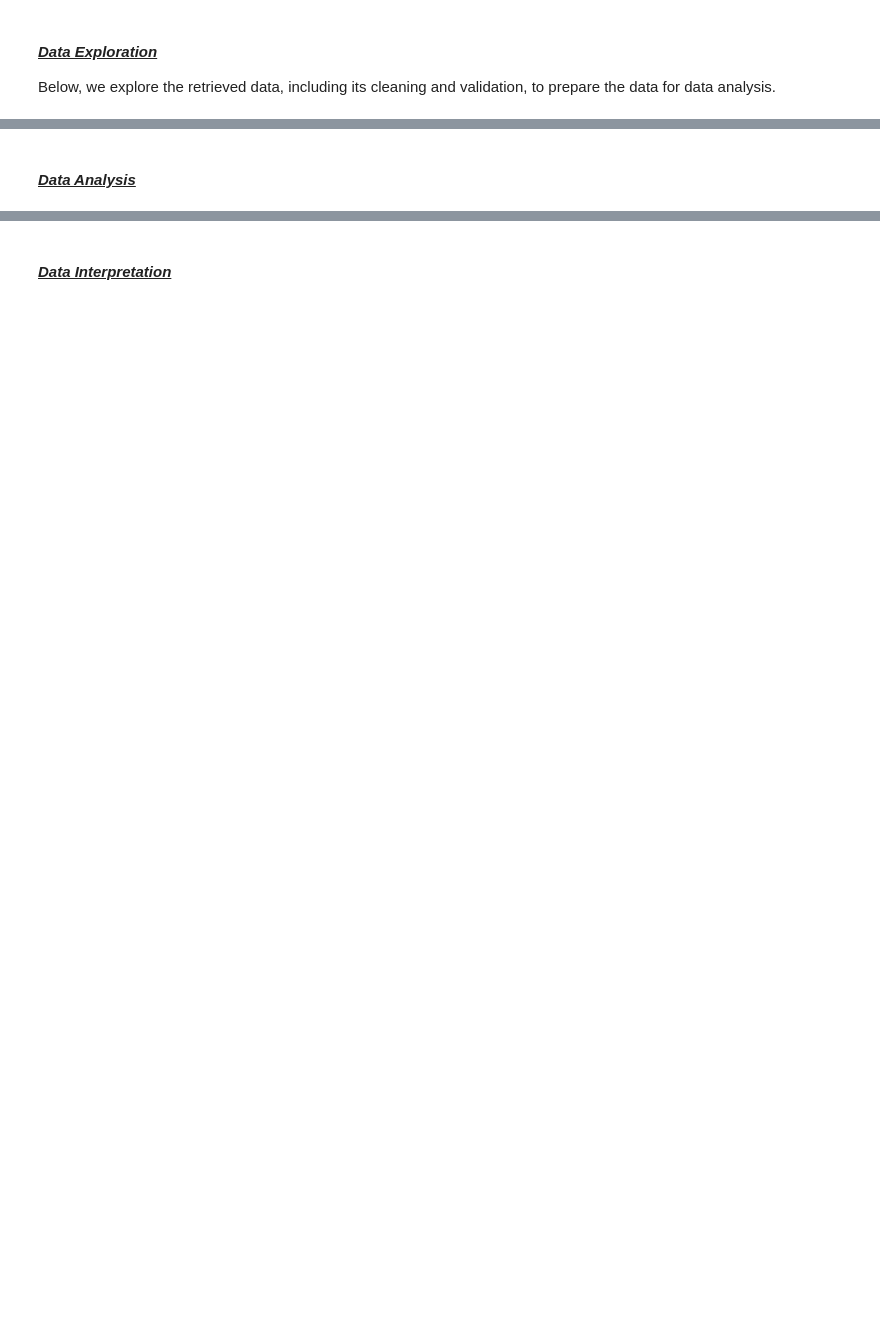
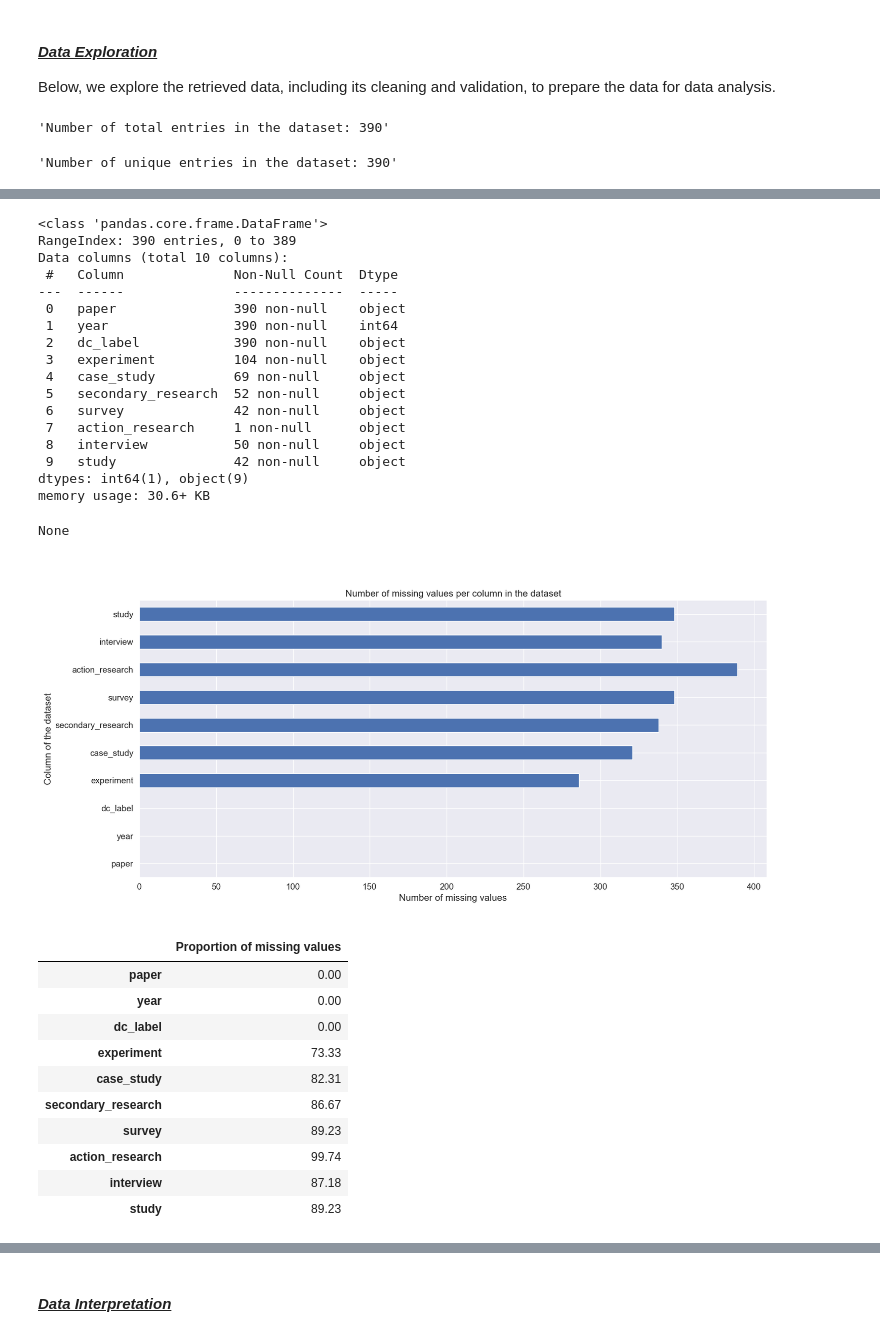
Before and after one commit to okarras/EmpiRE-Analysis, a Jupyter notebook: empire-analysis.ipynb, the cells around one changed output, grey strips where cells are left out. Saved outputs shown, nothing was run; the diff lists cells and outputs as text; code cells hidden in the pictures; blank space fills up the shorter version.

```diff
--- a/empire-analysis.ipynb
+++ b/empire-analysis.ipynb
@@ -389,7 +382,7 @@ We must retrieve all papers with their publication year that use our ORKG templa
 Below, we retrieve the required data from the developed body of knowledge of empirical research in RE from the [ORKG](https://www.orkg.org/orkg/) using its [SPARQL endpoint](https://orkg.org/sparql/).
 # %%
 ID = '2.1'
-DATE = '2023-01-23'
+DATE = '2023-01-24'
 
 query_2_1_data_collection = """
         SELECT ?paper, ?year, ?dc_label, ?experiment, ?case_study, ?secondary_research, ?survey, ?action_research, ?interview, ?study
@@ -414,3 +407,26 @@ query_2_1_data_collection = """
 
 retrieve_data(ID, query_2_1_data_collection)
 df_query_2_1 = pd.read_csv('query_'+ ID + '_data_' + DATE + '.csv', encoding='utf-8', encoding_errors='ignore')
+
+ID = '2.2'
+query_2_2_data_analysis = """
+        SELECT ?paper, ?year, ?da_label, ?descriptive, ?inferential, ?machine_learning, ?method
+        WHERE {
+                ?paper orkgp:P31 ?contribution;
+                        orkgp:P29 ?year.
+                ?contribution a orkgc:C27001.
+
+
+                OPTIONAL{?contribution orkgp:P15124 ?data_analysis.
+                        ?data_analysis rdfs:label ?da_label.
+
+                        OPTIONAL{?data_analysis orkgp:P56048/rdfs:label ?descriptive.}
+                        OPTIONAL{?data_analysis orkgp:P56043/rdfs:label ?inferential.}
+                        OPTIONAL{?data_analysis orkgp:P57016/rdfs:label ?machine_learning.}
+                        OPTIONAL{?data_analysis orkgp:P76003/rdfs:label ?method}
+                }
+        }
+        """
+
+retrieve_data(ID, query_2_2_data_analysis)
+df_query_2_2 = pd.read_csv('query_'+ ID + '_data_' + DATE + '.csv', encoding='utf-8', encoding_errors='ignore')
@@ -450,4 +434,7 @@ UnboundLocalError: local variable 'results' referenced before assignment
 #### <ins>*Data Exploration*</ins>
 Below, we explore the retrieved data, including its cleaning and validation, to prepare the data for data analysis.
 # %%
-explore_data(df_query_1)
+explore_data(df_query_2_1)
+# %% [output]
+'Number of total entries in the dataset: 390'
+'Number of unique entries in the dataset: 390'
@@ -453,0 +457,30 @@ explore_data(df_query_1)
+<class 'pandas.core.frame.DataFrame'>
+RangeIndex: 390 entries, 0 to 389
+Data columns (total 10 columns):
+ #   Column              Non-Null Count  Dtype
+---  ------              --------------  -----
+ 0   paper               390 non-null    object
+ 1   year                390 non-null    int64
+ 2   dc_label            390 non-null    object
+ 3   experiment          104 non-null    object
+ 4   case_study          69 non-null     object
+ 5   secondary_research  52 non-null     object
+ 6   survey              42 non-null     object
+ 7   action_research     1 non-null      object
+ 8   interview           50 non-null     object
+ 9   study               42 non-null     object
+dtypes: int64(1), object(9)
+memory usage: 30.6+ KB
+None
+[figure, added]
+|  | Proportion of missing values |
+| paper | 0.00 |
+| year | 0.00 |
+| dc_label | 0.00 |
+| experiment | 73.33 |
+| case_study | 82.31 |
+| secondary_research | 86.67 |
+| survey | 89.23 |
+| action_research | 99.74 |
+| interview | 87.18 |
+| study | 89.23 |
@@ -458,2 +486,0 @@ display(df_query_1.info())
-# %% [markdown]
-#### <ins>*Data Analysis*</ins>
```
Also changed, not shown: parts of 16 cells of this notebook, 13 other files.
